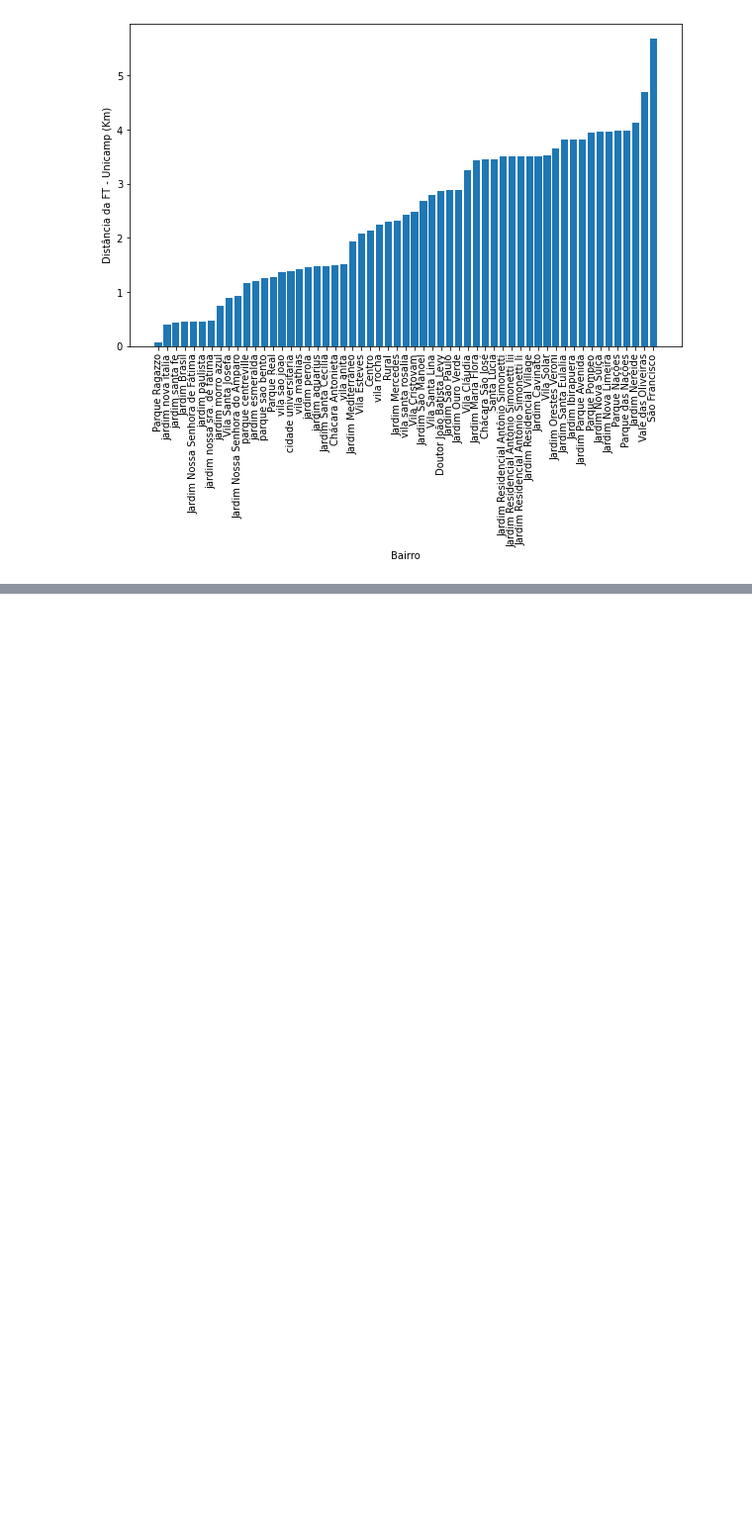
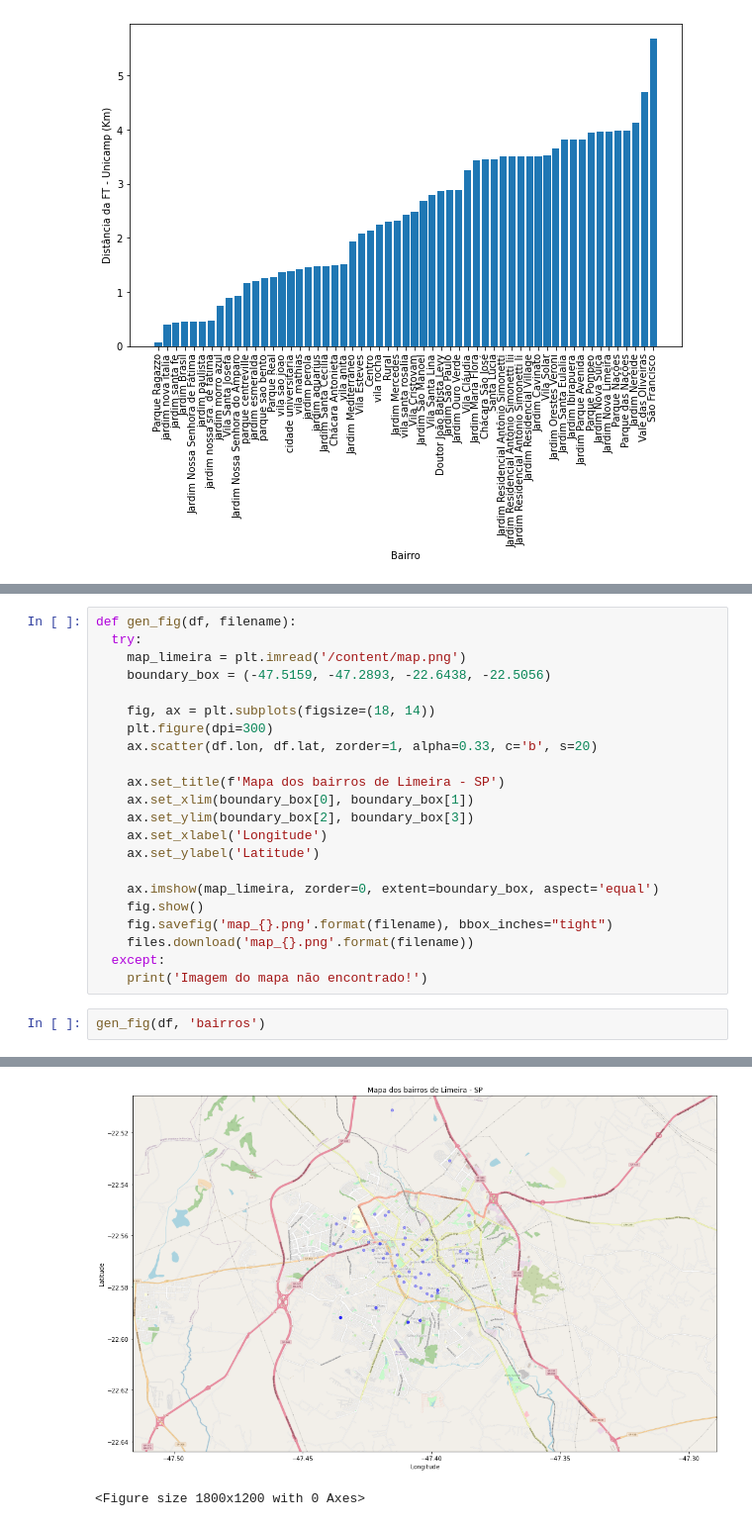
Before and after one commit to vichShir/analise-dados-estadia-limeira, a Jupyter notebook: Notebooks/ADEL_4_analise_bairros.ipynb, the cells around one changed output, grey strips where cells are left out. Shown at 99% size. Cells and saved outputs as stored; diff of their text form; blank space fills up the shorter version.

```diff
--- a/Notebooks/ADEL_4_analise_bairros.ipynb
+++ b/Notebooks/ADEL_4_analise_bairros.ipynb
@@ -117,0 +126,25 @@ plt.show()
+# %%
+def gen_fig(df, filename):
+  try:
+    map_limeira = plt.imread('/content/map.png')
+    boundary_box = (-47.5159, -47.2893, -22.6438, -22.5056)
+
+    fig, ax = plt.subplots(figsize=(18, 14))
+    plt.figure(dpi=300)
+    ax.scatter(df.lon, df.lat, zorder=1, alpha=0.33, c='b', s=20)
+
+    ax.set_title(f'Mapa dos bairros de Limeira - SP')
+    ax.set_xlim(boundary_box[0], boundary_box[1])
+    ax.set_ylim(boundary_box[2], boundary_box[3])
+    ax.set_xlabel('Longitude')
+    ax.set_ylabel('Latitude')
+
+    ax.imshow(map_limeira, zorder=0, extent=boundary_box, aspect='equal')
+    fig.show()
+    fig.savefig('map_{}.png'.format(filename), bbox_inches="tight")
+    files.download('map_{}.png'.format(filename))
+  except:
+    print('Imagem do mapa não encontrado!')
+# %%
+gen_fig(df, 'bairros')
+# %% [output]
@@ -117,0 +153,2 @@ plt.show()
+[figure, added]
+<Figure size 1800x1200 with 0 Axes>
```
Also changed, not shown: parts of 18 cells of this notebook, 6 other files.
